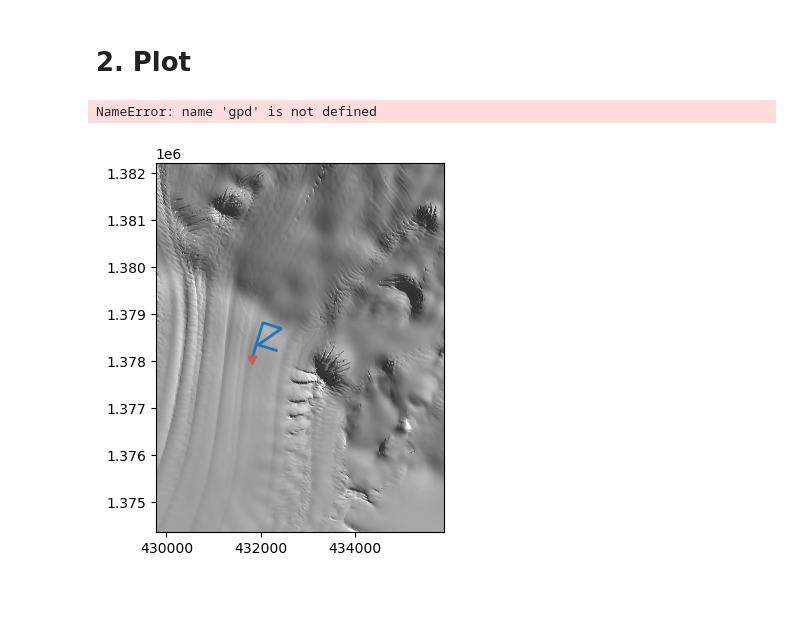
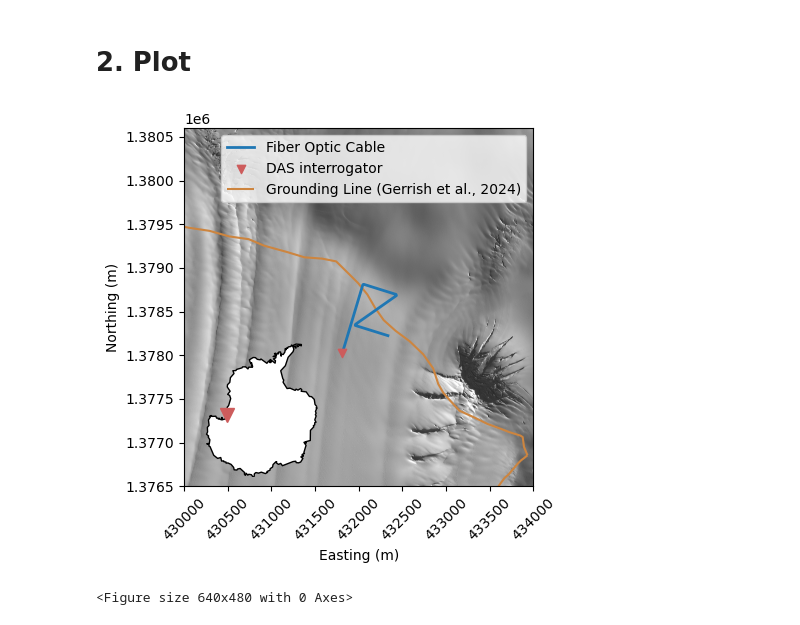
Before and after one commit to johnmorganmanos/eastwind_v2, a Jupyter notebook: fig1.ipynb, the cells around one changed output. Saved outputs shown, nothing was run; the diff lists cells and outputs as text; code cells hidden in the pictures; blank space fills up the shorter version.

```diff
--- a/fig1.ipynb
+++ b/fig1.ipynb
@@ -104,7 +105,8 @@ ImportError: cannot import name 'cascaded_union' from 'shapely.ops' (/home/jmano
 TODO: These are the DAS coordinates from my phone. Use actual GPS coordinates.
 # %%
 transformer = Transformer.from_crs("EPSG:4326", "EPSG:32759")
-das_x,das_y = transformer.transform(-77.659,168.141)
+das_lon, das_lat = 168.141, -77.659
+das_x,das_y = transformer.transform(das_lat,das_lon)
 # %% [markdown]
 ### Cable coordinates
 These are corrected for the cables new location. The coordinates weere collected in 23/24 season and the DAS interrogation happened in 24/25 so the cable had moved. We calculate the difference between the coordinates of the first channel and the DAS location and add that difference to all the channels.
@@ -142,7 +144,7 @@ channel_locations = np.asarray(channel_locations)
 # %% [markdown]
 # 2. Plot
 # %%
-
+from rasterio.plot import show
 
 # Specify the path to the GeoPackage file
 gpkg_path = "imagery/eastwind_image_reproject_AOI_clip.tif"
@@ -156,33 +158,49 @@ with rasterio.open(gpkg_path) as src:
     image_data = src.read()
 
     # Access metadata if needed
     metadata = src.meta
 
     # Process or visualize the image data
     # For example, to display the image using matplotlib:
     show(image_data, transform=src.transform, ax=ax)
     # ax.imshow(image_data[0], cmap='gray') # Assuming single-band image, adjust as needed
 
 
 ax.plot(channel_locations[:,0], channel_locations[:,1], lw=2, label='Fiber Optic Cable', zorder=1)
 ax.scatter(channel_locations[0,0], channel_locations[0,1],
            c='indianred', marker='v', label='DAS interrogator', zorder=2)
 
 gdf_gl = gpd.read_file("groundingline_shapefiles/add_coastline_high_res_line_v7_10.shp").to_crs(epsg=32759)
 gdf_gl.plot(ax=ax, color='peru', label='Grounding Line (Gerrish et al., 2024)', zorder=0 )
 ax.set_xlabel('Easting (m)')
 ax.set_ylabel('Northing (m)')
 
 ax.set_xlim([430000, 434000])
 ax.set_ylim([1.3765e6, 1.3806e6])
 
 ax.xaxis.set_tick_params(rotation=45)
 
 plt.legend()
+
+ax_inset = inset_axes(ax, "40%", "40%", loc="lower left")
+ax_inset.patch.set_alpha(0)
+m = Basemap(projection='spstere',resolution='c',boundinglat=-65,lon_0=90, ax=ax_inset)
+m.drawcoastlines()
+m.fillcontinents(color='white',lake_color='aqua', zorder=0)
+
+x, y = m(das_lon,das_lat)
+m.plot(x,y,markersize=10,c='indianred', marker='v')
+
+ax_inset.axis('off')
+
 plt.tight_layout()
 
-# plt.savefig('cable_map.png', dpi=300, transparent=True)
+
+
 plt.show()
+
+plt.savefig('Figures/fig1.png', dpi=300, transparent=False)
+plt.savefig('Figures/fig1.eps', dpi=300, transparent=True)
 # %% [output]
+[figure, new version]
-NameError: name 'gpd' is not defined
+<Figure size 640x480 with 0 Axes>
-[figure, old version]
```
Also changed, not shown: parts of 1 cell of this notebook, 6 other files.
